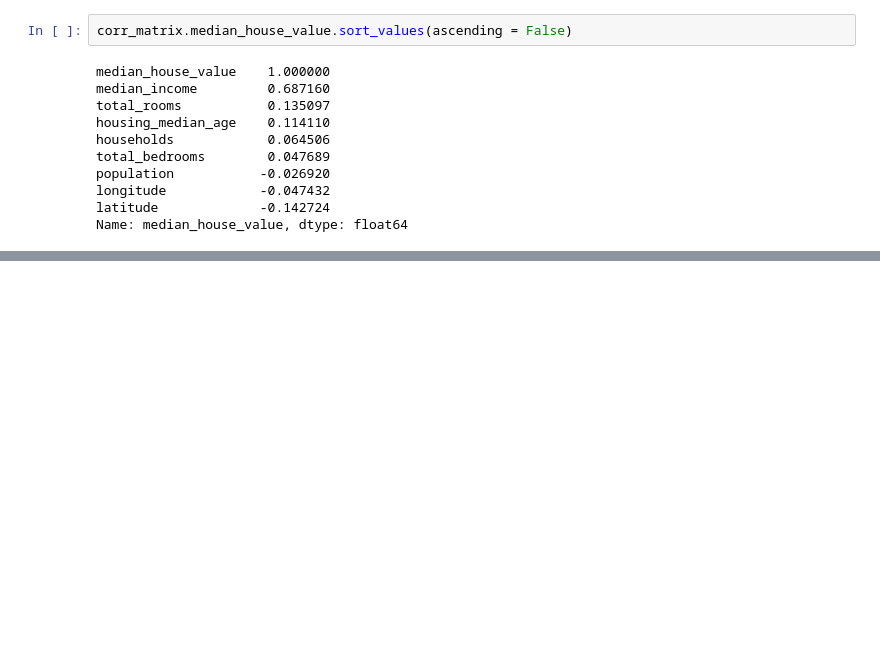
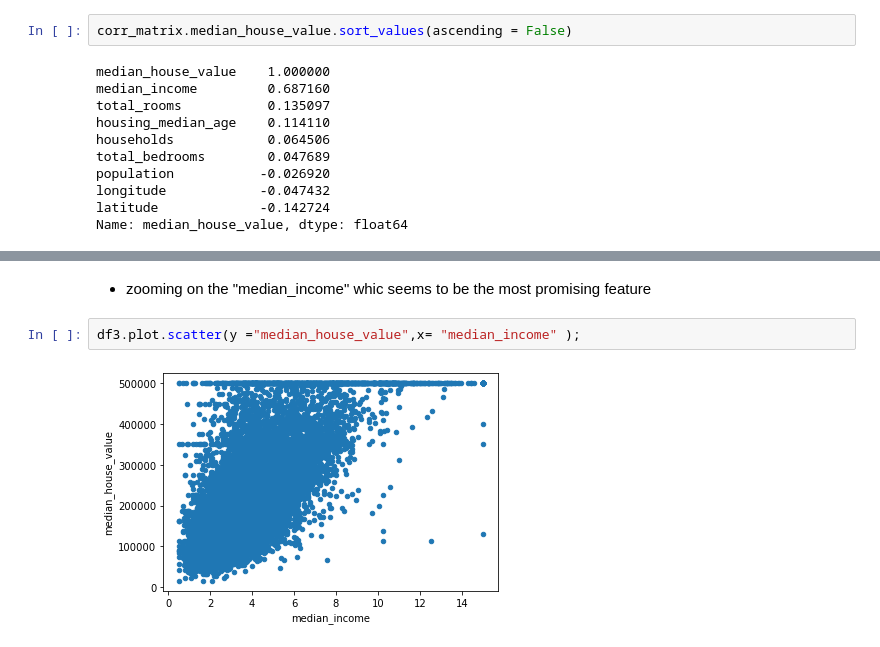
Before and after one commit to EjuluWilson/PROJECTS, a Jupyter notebook: A housing price model using California census data/A housing price model using California census data.ipynb, the cells around one changed output, grey strips where cells are left out. Cells and saved outputs as stored; diff of their text form; blank space fills up the shorter version.

```diff
--- a/A housing price model using California census data/A housing price model using California census data.ipynb
+++ b/A housing price model using California census data/A housing price model using California census data.ipynb
@@ -205,0 +238,6 @@ Name: median_house_value, dtype: float64
+# %% [markdown]
+- zooming on the "median_income" whic seems to be the most promising feature
+# %%
+df3.plot.scatter(y ="median_house_value",x= "median_income" );
+# %% [output]
+[figure, added]
```
Also changed, not shown: parts of 31 cells of this notebook.
